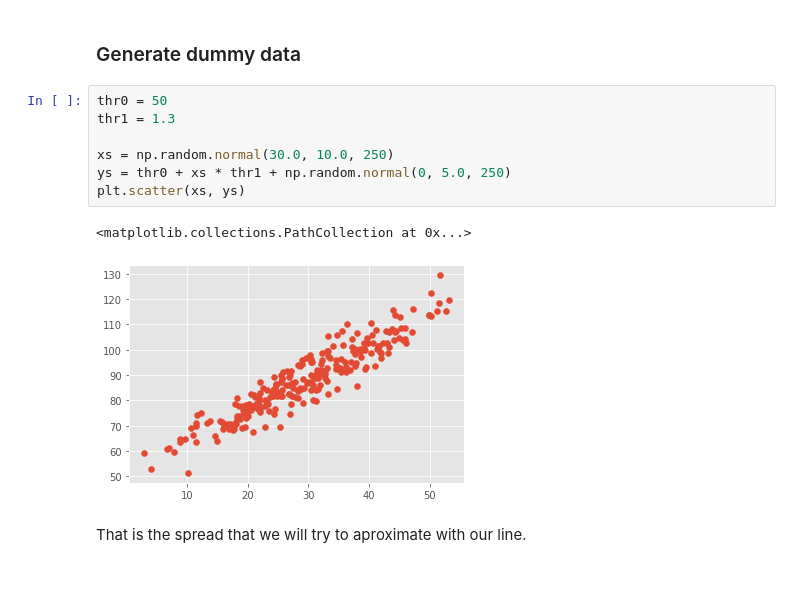
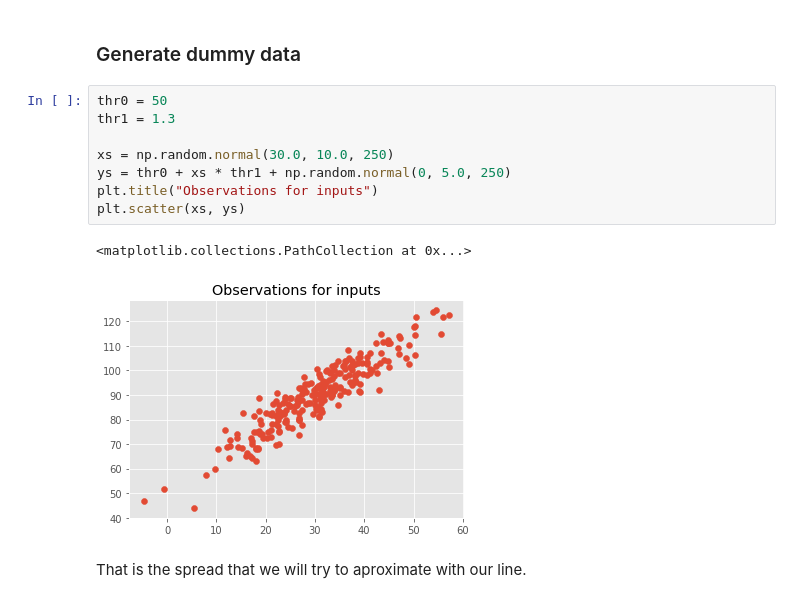
Before and after one commit to espjo/MasterClasses, a Jupyter notebook: Notebooks/06-linear_algebra_numpy.ipynb, the cells around one changed output. Saved outputs shown, nothing was run; the diff lists cells and outputs as text.

```diff
--- a/Notebooks/06-linear_algebra_numpy.ipynb
+++ b/Notebooks/06-linear_algebra_numpy.ipynb
@@ -648,13 +648,14 @@ $$J(\theta_0,\theta_1) = \frac{1}{m}\sum_{i=1}^m(\hat{y}_i-y_i)^2 = \frac{1}{m}\
 # %%
 thr0 = 50
 thr1 = 1.3
 
 xs = np.random.normal(30.0, 10.0, 250)
 ys = thr0 + xs * thr1 + np.random.normal(0, 5.0, 250)
+plt.title("Observations for inputs")
 plt.scatter(xs, ys)
 # %% [output]
 <matplotlib.collections.PathCollection at 0x...>
-[figure, old version]
+[figure, new version]
 # %% [markdown]
 That is the spread that we will try to aproximate with our line.
 # %% [markdown]
```
Also changed, not shown: parts of 5 cells of this notebook.
